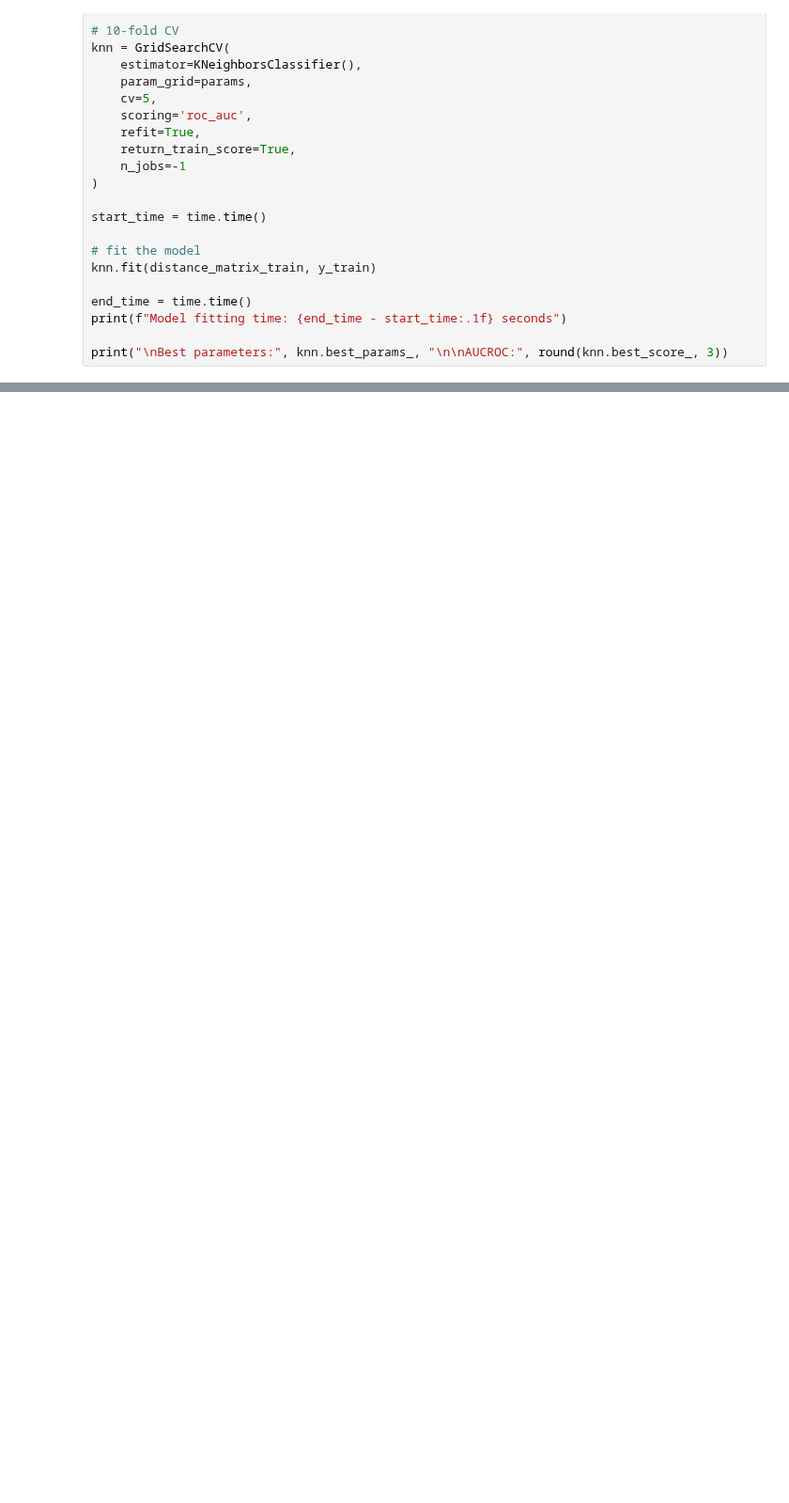
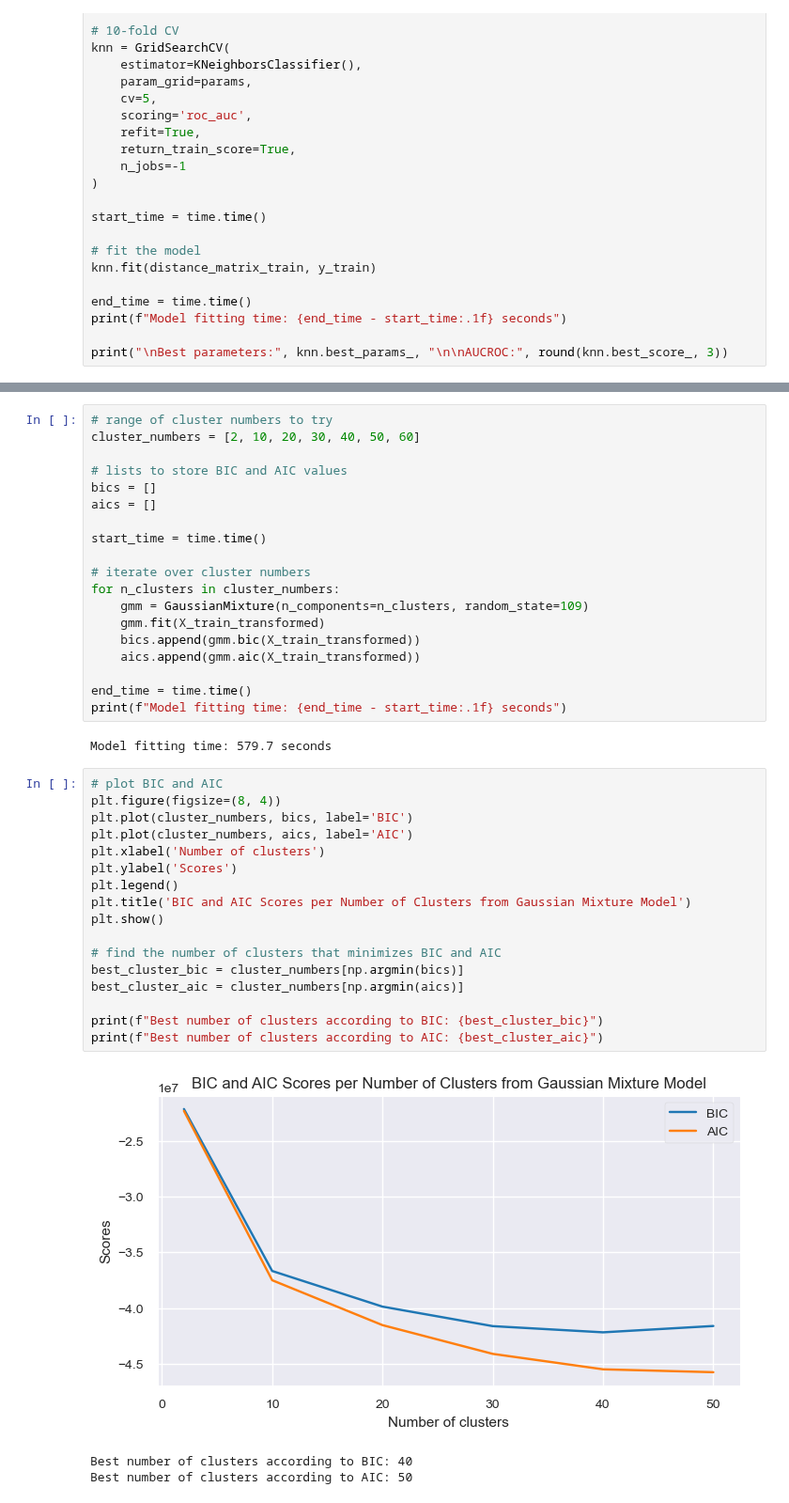
Before and after one commit to stevenworthington/cs109a_final_project, a Jupyter notebook: code/junk_code.ipynb, the cells around one changed output, grey strips where cells are left out. Shown at 94% size. Saved outputs shown, nothing was run; the diff lists cells and outputs as text; blank space fills up the shorter version.

```diff
--- a/code/junk_code.ipynb
+++ b/code/junk_code.ipynb
@@ -168,0 +173,42 @@ print("\nBest parameters:", knn.best_params_, "\n\nAUCROC:", round(knn.best_scor
+# %%
+# range of cluster numbers to try
+cluster_numbers = [2, 10, 20, 30, 40, 50, 60]
+
+# lists to store BIC and AIC values
+bics = []
+aics = []
+
+start_time = time.time()
+
+# iterate over cluster numbers
+for n_clusters in cluster_numbers:
+    gmm = GaussianMixture(n_components=n_clusters, random_state=109)
+    gmm.fit(X_train_transformed)
+    bics.append(gmm.bic(X_train_transformed))
+    aics.append(gmm.aic(X_train_transformed))
+
+end_time = time.time()
+print(f"Model fitting time: {end_time - start_time:.1f} seconds")
+# %% [output]
+Model fitting time: 579.7 seconds
+# %%
+# plot BIC and AIC
+plt.figure(figsize=(8, 4))
+plt.plot(cluster_numbers, bics, label='BIC')
+plt.plot(cluster_numbers, aics, label='AIC')
+plt.xlabel('Number of clusters')
+plt.ylabel('Scores')
+plt.legend()
+plt.title('BIC and AIC Scores per Number of Clusters from Gaussian Mixture Model')
+plt.show()
+
+# find the number of clusters that minimizes BIC and AIC
+best_cluster_bic = cluster_numbers[np.argmin(bics)]
+best_cluster_aic = cluster_numbers[np.argmin(aics)]
+
+print(f"Best number of clusters according to BIC: {best_cluster_bic}")
+print(f"Best number of clusters according to AIC: {best_cluster_aic}")
+# %% [output]
+[figure, added]
+Best number of clusters according to BIC: 40
+Best number of clusters according to AIC: 50
```
Also changed, not shown: parts of 10 cells of this notebook, 2 other files.
